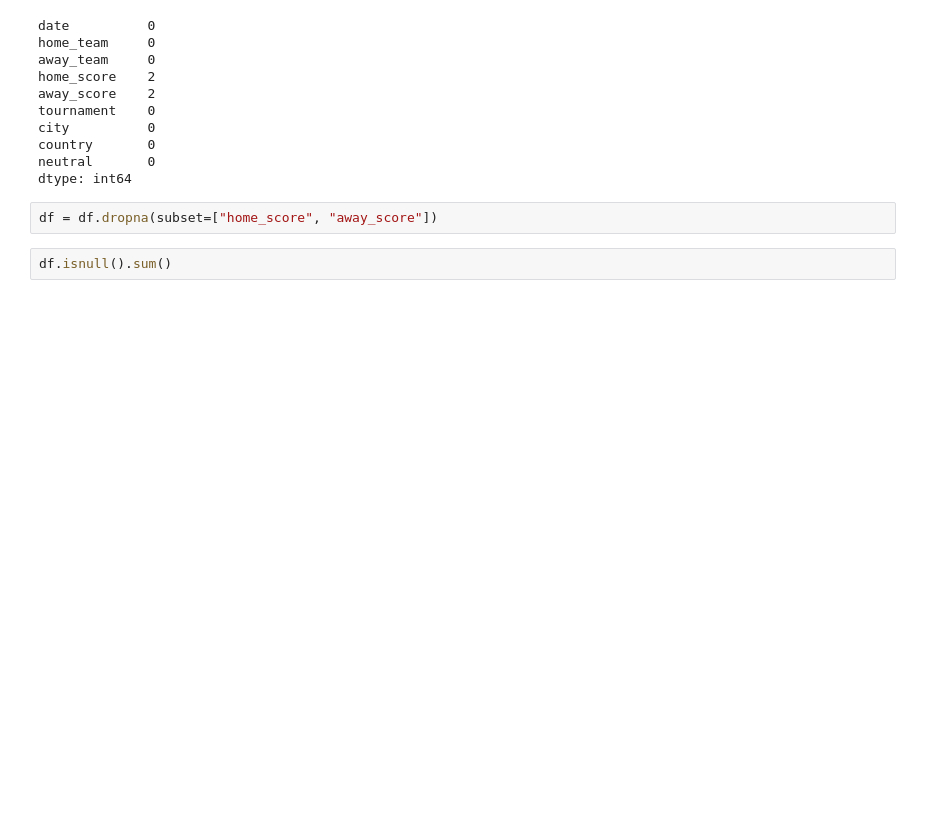
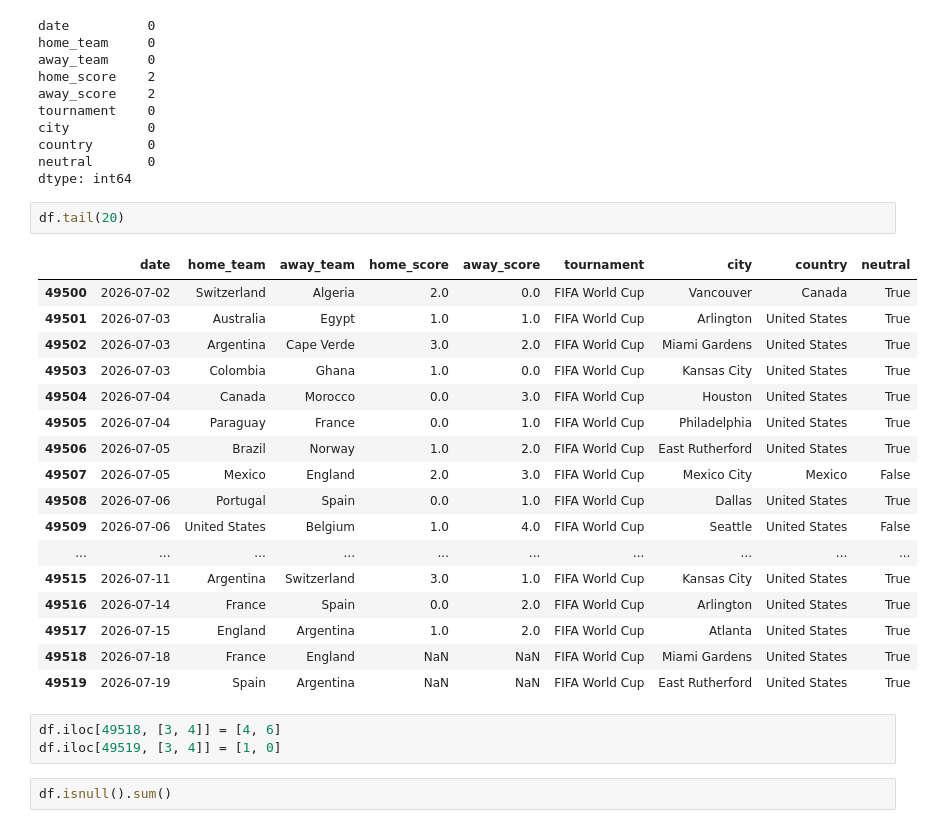
Before and after one commit to jlnsmith2001/world_cup_prediction_platform, a Jupyter notebook: notebooks/international_matches.ipynb, the cells around one changed output. Cells and saved outputs as stored; diff of their text form; blank space fills up the shorter version.

```diff
--- a/notebooks/international_matches.ipynb
+++ b/notebooks/international_matches.ipynb
@@ -59,7 +59,28 @@ country       0
 neutral       0
 dtype: int64
 # %%
-df = df.dropna(subset=["home_score", "away_score"])
+df.tail(20)
+# %% [output]
+|  | date | home_team | away_team | home_score | away_score | tournament | city | country | neutral |
+| 49500 | 2026-07-02 | Switzerland | Algeria | 2.0 | 0.0 | FIFA World Cup | Vancouver | Canada | True |
+| 49501 | 2026-07-03 | Australia | Egypt | 1.0 | 1.0 | FIFA World Cup | Arlington | United States | True |
+| 49502 | 2026-07-03 | Argentina | Cape Verde | 3.0 | 2.0 | FIFA World Cup | Miami Gardens | United States | True |
+| 49503 | 2026-07-03 | Colombia | Ghana | 1.0 | 0.0 | FIFA World Cup | Kansas City | United States | True |
+| 49504 | 2026-07-04 | Canada | Morocco | 0.0 | 3.0 | FIFA World Cup | Houston | United States | True |
+| 49505 | 2026-07-04 | Paraguay | France | 0.0 | 1.0 | FIFA World Cup | Philadelphia | United States | True |
+| 49506 | 2026-07-05 | Brazil | Norway | 1.0 | 2.0 | FIFA World Cup | East Rutherford | United States | True |
+| 49507 | 2026-07-05 | Mexico | England | 2.0 | 3.0 | FIFA World Cup | Mexico City | Mexico | False |
+| 49508 | 2026-07-06 | Portugal | Spain | 0.0 | 1.0 | FIFA World Cup | Dallas | United States | True |
+| 49509 | 2026-07-06 | United States | Belgium | 1.0 | 4.0 | FIFA World Cup | Seattle | United States | False |
+| ... | ... | ... | ... | ... | ... | ... | ... | ... | ... |
+| 49515 | 2026-07-11 | Argentina | Switzerland | 3.0 | 1.0 | FIFA World Cup | Kansas City | United States | True |
+| 49516 | 2026-07-14 | France | Spain | 0.0 | 2.0 | FIFA World Cup | Arlington | United States | True |
+| 49517 | 2026-07-15 | England | Argentina | 1.0 | 2.0 | FIFA World Cup | Atlanta | United States | True |
+| 49518 | 2026-07-18 | France | England | NaN | NaN | FIFA World Cup | Miami Gardens | United States | True |
+| 49519 | 2026-07-19 | Spain | Argentina | NaN | NaN | FIFA World Cup | East Rutherford | United States | True |
+# %%
+df.iloc[49518, [3, 4]] = [4, 6]
+df.iloc[49519, [3, 4]] = [1, 0]
 # %%
 df.isnull().sum()
 # %% [output]
```
Also changed, not shown: parts of 18 cells of this notebook, 8 other files.
